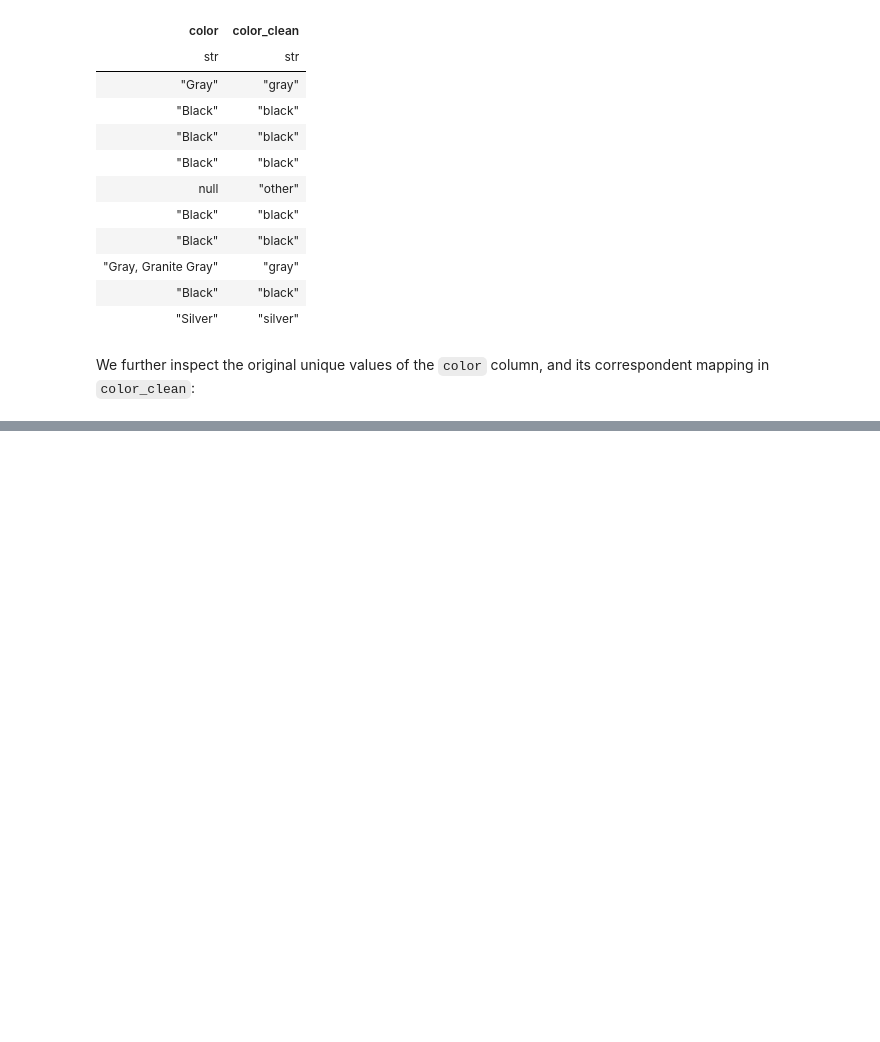
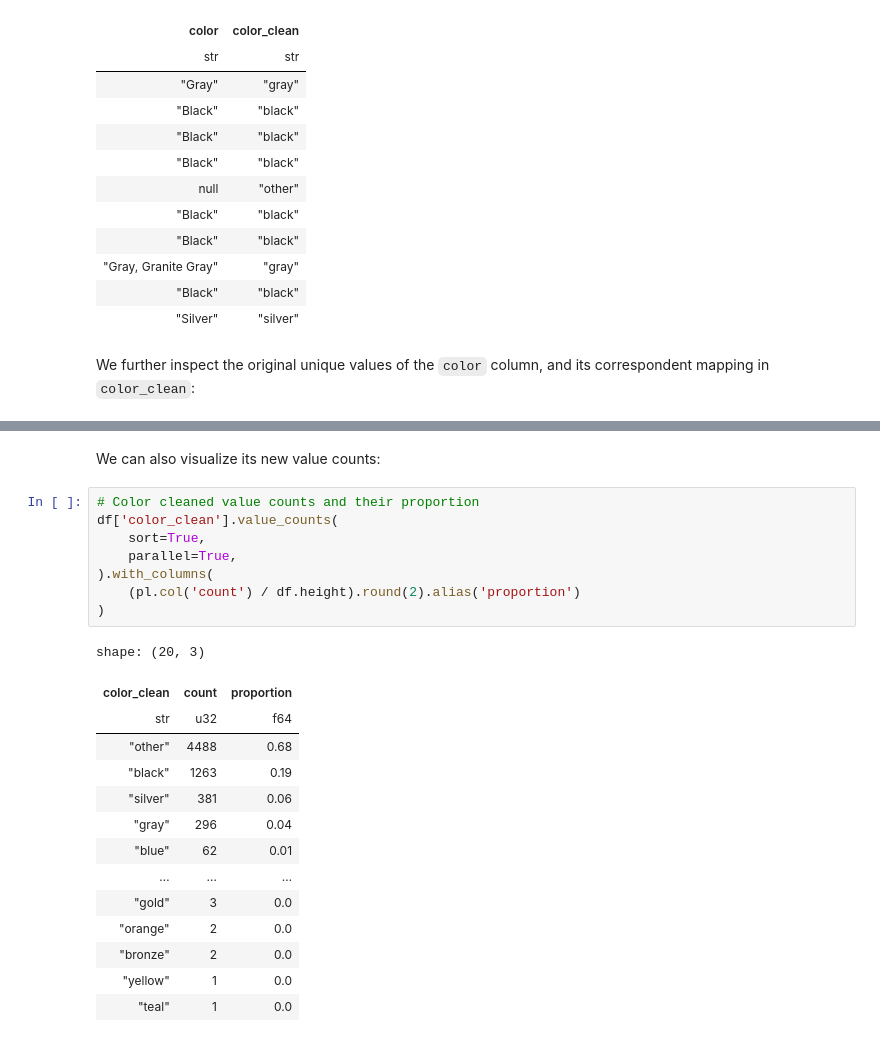
Before and after one commit to jxareas/laptop-price-catboost, a Jupyter notebook: notebooks/laptop_data_cleansing.ipynb, the cells around one changed output, grey strips where cells are left out. Drawn from its saved outputs; the diff is of its cells as text; blank space fills up the shorter version.

```diff
--- a/notebooks/laptop_data_cleansing.ipynb
+++ b/notebooks/laptop_data_cleansing.ipynb
@@ -1218,0 +1289,25 @@ shape: (2, 84)
+# %% [markdown]
+We can also visualize its new value counts:
+# %%
+# Color cleaned value counts and their proportion
+df['color_clean'].value_counts(
+    sort=True,
+    parallel=True,
+).with_columns(
+    (pl.col('count') / df.height).round(2).alias('proportion')
+)
+# %% [output]
+shape: (20, 3)
+| color_clean | count | proportion |
+| str | u32 | f64 |
+| "other" | 4488 | 0.68 |
+| "black" | 1263 | 0.19 |
+| "silver" | 381 | 0.06 |
+| "gray" | 296 | 0.04 |
+| "blue" | 62 | 0.01 |
+| … | … | … |
+| "gold" | 3 | 0.0 |
+| "orange" | 2 | 0.0 |
+| "bronze" | 2 | 0.0 |
+| "yellow" | 1 | 0.0 |
+| "teal" | 1 | 0.0 |
```
Also changed, not shown: parts of 20 cells of this notebook, 1 other file.
